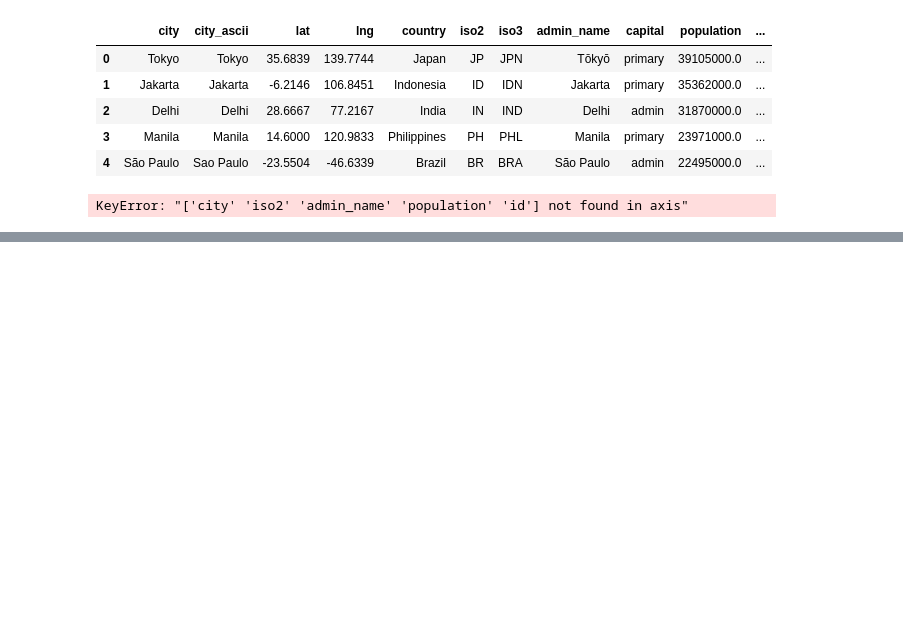
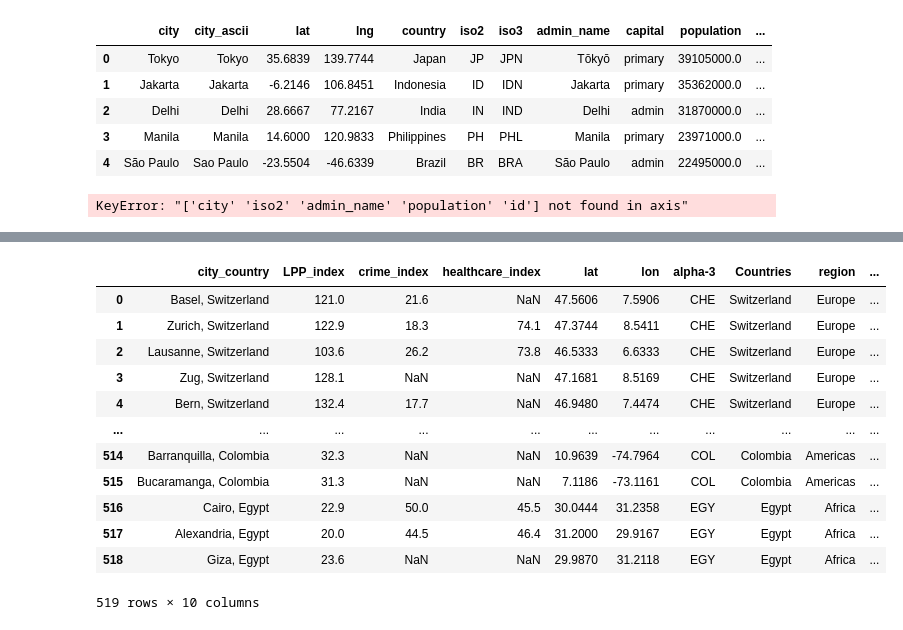
Before and after one commit to alphonsuscjw/Migration-Consultant, a Jupyter notebook: cleaning.ipynb, the cells around one changed output, grey strips where cells are left out. Cells and saved outputs as stored; diff of their text form; code cells hidden in the pictures; blank space fills up the shorter version.

```diff
--- a/cleaning.ipynb
+++ b/cleaning.ipynb
@@ -453,0 +456,6 @@ merge3_df.to_csv(output_path,index=False)
+# %%
+df = pd.read_csv(os.path.join("output","cities_final2.csv"),header=0)
+df2 = pd.read_csv(os.path.join("output", "countries_final.csv"))
+# %%
+merged_df = pd.merge(df, df2, on="alpha-3")
+merged_df.columns
@@ -453,0 +472,19 @@ merge3_df.to_csv(output_path,index=False)
+# %%
+merged_df = merged_df[['city_country',"LPP_index_x","crime_index_x","healthcare_index_x","lat","lon","alpha-3",'Countries','region','sub-region']]
+merged_df = merged_df.rename(columns={"LPP_index_x":"LPP_index","crime_index_x":"crime_index","healthcare_index_x":"healthcare_index"})
+# %%
+merged_df
+# %% [output]
+|  | city_country | LPP_index | crime_index | healthcare_index | lat | lon | alpha-3 | Countries | region | ... |
+| 0 | Basel, Switzerland | 121.0 | 21.6 | NaN | 47.5606 | 7.5906 | CHE | Switzerland | Europe | ... |
+| 1 | Zurich, Switzerland | 122.9 | 18.3 | 74.1 | 47.3744 | 8.5411 | CHE | Switzerland | Europe | ... |
+| 2 | Lausanne, Switzerland | 103.6 | 26.2 | 73.8 | 46.5333 | 6.6333 | CHE | Switzerland | Europe | ... |
+| 3 | Zug, Switzerland | 128.1 | NaN | NaN | 47.1681 | 8.5169 | CHE | Switzerland | Europe | ... |
+| 4 | Bern, Switzerland | 132.4 | 17.7 | NaN | 46.9480 | 7.4474 | CHE | Switzerland | Europe | ... |
+| ... | ... | ... | ... | ... | ... | ... | ... | ... | ... | ... |
+| 514 | Barranquilla, Colombia | 32.3 | NaN | NaN | 10.9639 | -74.7964 | COL | Colombia | Americas | ... |
+| 515 | Bucaramanga, Colombia | 31.3 | NaN | NaN | 7.1186 | -73.1161 | COL | Colombia | Americas | ... |
+| 516 | Cairo, Egypt | 22.9 | 50.0 | 45.5 | 30.0444 | 31.2358 | EGY | Egypt | Africa | ... |
+| 517 | Alexandria, Egypt | 20.0 | 44.5 | 46.4 | 31.2000 | 29.9167 | EGY | Egypt | Africa | ... |
+| 518 | Giza, Egypt | 23.6 | NaN | NaN | 29.9870 | 31.2118 | EGY | Egypt | Africa | ... |
+519 rows × 10 columns
```
Also changed, not shown: parts of 3 cells of this notebook, 50 other files.
